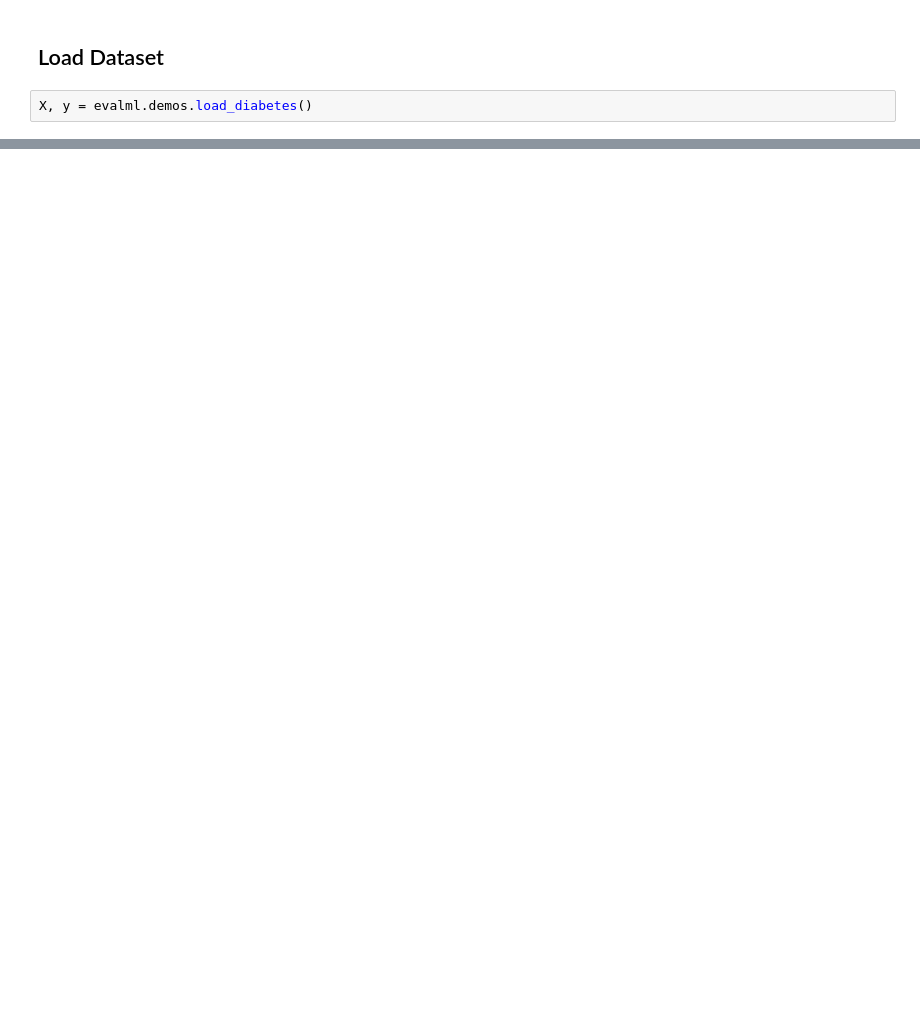
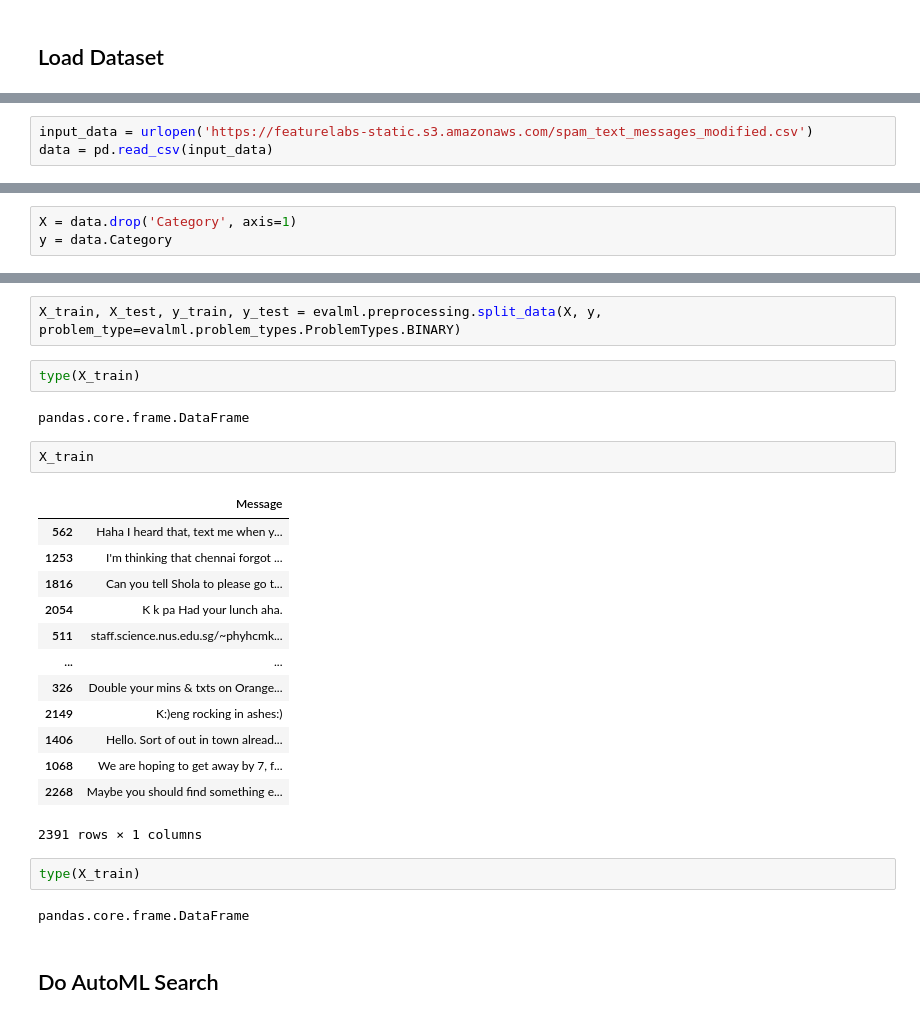
Before and after one commit to jaisarann/my_ml_learning, a Jupyter notebook: nbs/AutoML/EvalML_AutoML.ipynb, the cells around one changed output, grey strips where cells are left out. Drawn from its saved outputs; the diff is of its cells as text; blank space fills up the shorter version.

```diff
--- a/nbs/AutoML/EvalML_AutoML.ipynb
+++ b/nbs/AutoML/EvalML_AutoML.ipynb
@@ -3,4 +9,2 @@ import evalml
 # %% [markdown]
 ## Load Dataset
-# %%
-X, y = evalml.demos.load_diabetes()
@@ -8,0 +14,3 @@ URLError: <urlopen error [SSL: CERTIFICATE_VERIFY_FAILED] certificate verify fai
+# %%
+input_data = urlopen('https://featurelabs-static.s3.amazonaws.com/spam_text_messages_modified.csv')
+data = pd.read_csv(input_data)
@@ -8,0 +56,3 @@ URLError: <urlopen error [SSL: CERTIFICATE_VERIFY_FAILED] certificate verify fai
+# %%
+X = data.drop('Category', axis=1)
+y = data.Category
@@ -8,0 +88,28 @@ URLError: <urlopen error [SSL: CERTIFICATE_VERIFY_FAILED] certificate verify fai
+# %%
+X_train, X_test, y_train, y_test = evalml.preprocessing.split_data(X, y, problem_type=evalml.problem_types.ProblemTypes.BINARY)
+# %%
+type(X_train)
+# %% [output]
+pandas.core.frame.DataFrame
+# %%
+X_train
+# %% [output]
+|  | Message |
+| 562 | Haha I heard that, text me when y... |
+| 1253 | I'm thinking that chennai forgot ... |
+| 1816 | Can you tell Shola to please go t... |
+| 2054 | K k pa Had your lunch aha. |
+| 511 | staff.science.nus.edu.sg/~phyhcmk... |
+| ... | ... |
+| 326 | Double your mins & txts on Orange... |
+| 2149 | K:)eng rocking in ashes:) |
+| 1406 | Hello. Sort of out in town alread... |
+| 1068 | We are hoping to get away by 7, f... |
+| 2268 | Maybe you should find something e... |
+2391 rows × 1 columns
+# %%
+type(X_train)
+# %% [output]
+pandas.core.frame.DataFrame
+# %% [markdown]
+## Do AutoML Search
```
Also changed, not shown: parts of 21 cells of this notebook, 28 other files.
